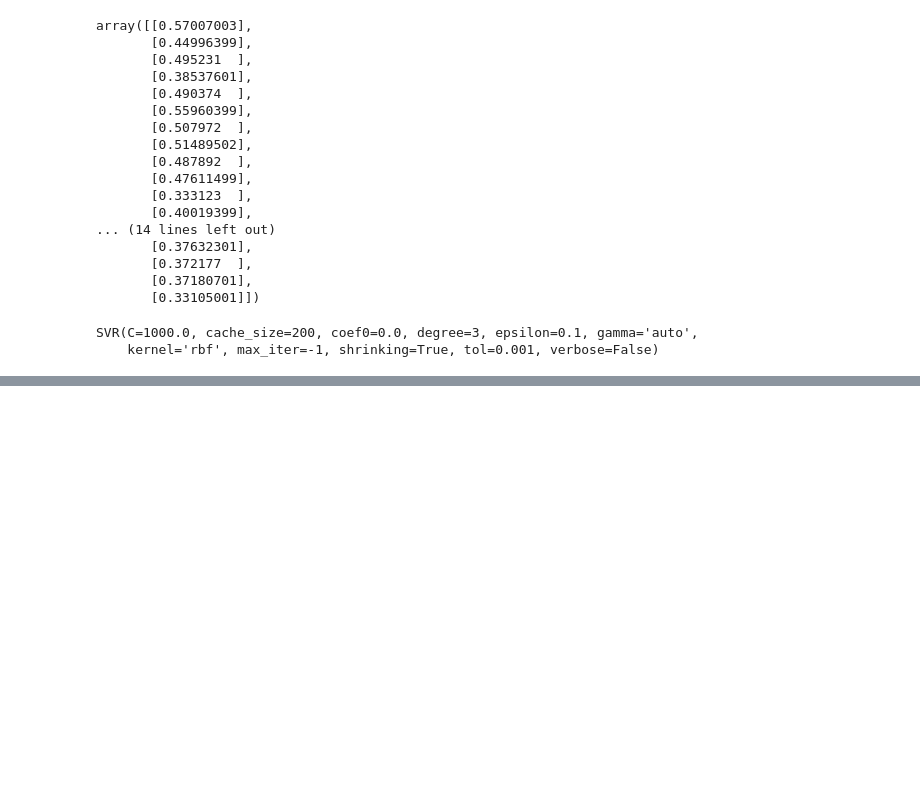
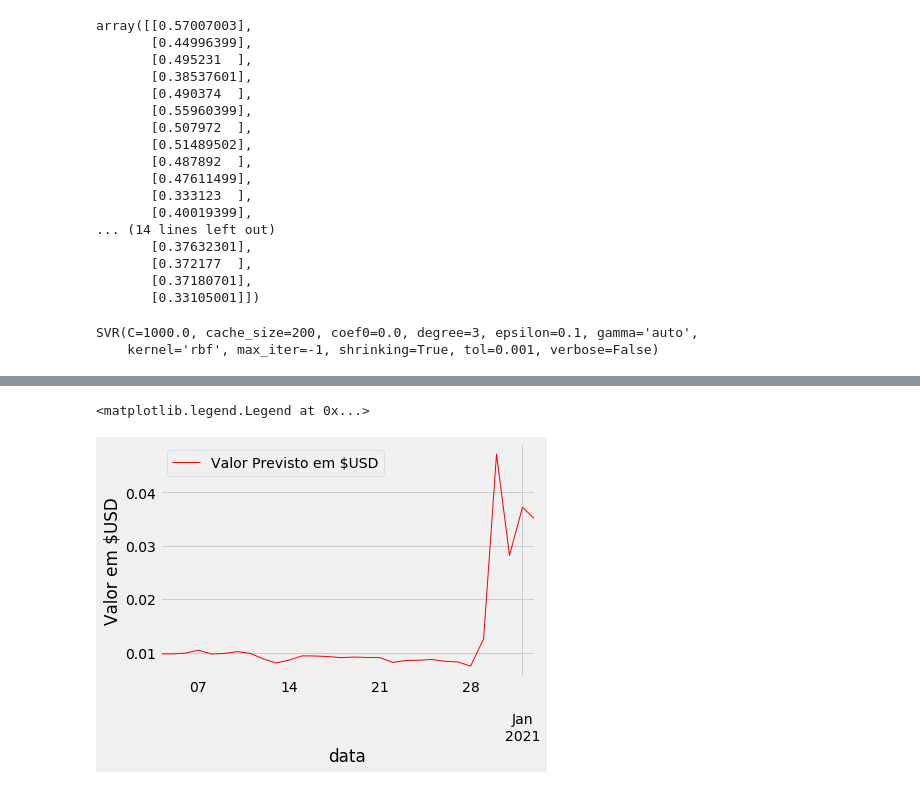
Before and after one commit to CEODINIZ/P2-Dados, a Jupyter notebook: DOGE_final.ipynb, the cells around one changed output, grey strips where cells are left out. Cells and saved outputs as stored; diff of their text form; code cells hidden in the pictures; blank space fills up the shorter version.

```diff
--- a/DOGE_final.ipynb
+++ b/DOGE_final.ipynb
@@ -741,0 +759,4 @@ plt.show();
+# %%
+doge = df
+doge = doge.loc[: ,["Close"]] # Utilizamos o preco de fechamento do dia anterior como refencia
+doge.head()
@@ -741,0 +771,7 @@ plt.show();
+# %%
+# Prever n dias no futuro
+predic_day = 30 #7 dias
+
+# cria uma coluna previsao com dados dos proximos 30. A coluna vai servir para ser utilizada na previsao apos a separacao das bases de teste e treinamento
+# os dados contidos na coluna Prediction estao 30 dias a frente da doluna Close.
+doge["Prediction"] = doge[["Close"]].shift(-predic_day)
@@ -741,0 +839,9 @@ plt.show();
+# %%
+# Validacao, dados inda nao vistos pelo modelo
+temp_df = doge[:-predic_day] # pega os dados menos os ultimos 7, que sao os valores que o modelo deve prever
+
+
+# armazena os valores que serao utilizados na futura previsao, no caso os ultimos 7,
+# ja descontando os dados que retiramos da tabela na variavel acima.
+x_val = list(temp_df.tail(30)["Close"])
+x_val #os ultimos 30 valores utilizados para realizar a previsao.
@@ -741,0 +894,8 @@ plt.show();
+# %%
+temp_df.tail(30)["Prediction"].plot(label="Valor Previsto em $USD",linewidth=1, color='r')# valores predidos
+plt.xlabel("data")
+plt.ylabel("Valor em $USD")
+plt.legend()
+# %% [output]
+<matplotlib.legend.Legend at 0x...>
+[figure, added]
```
Also changed, not shown: parts of 76 cells of this notebook.
